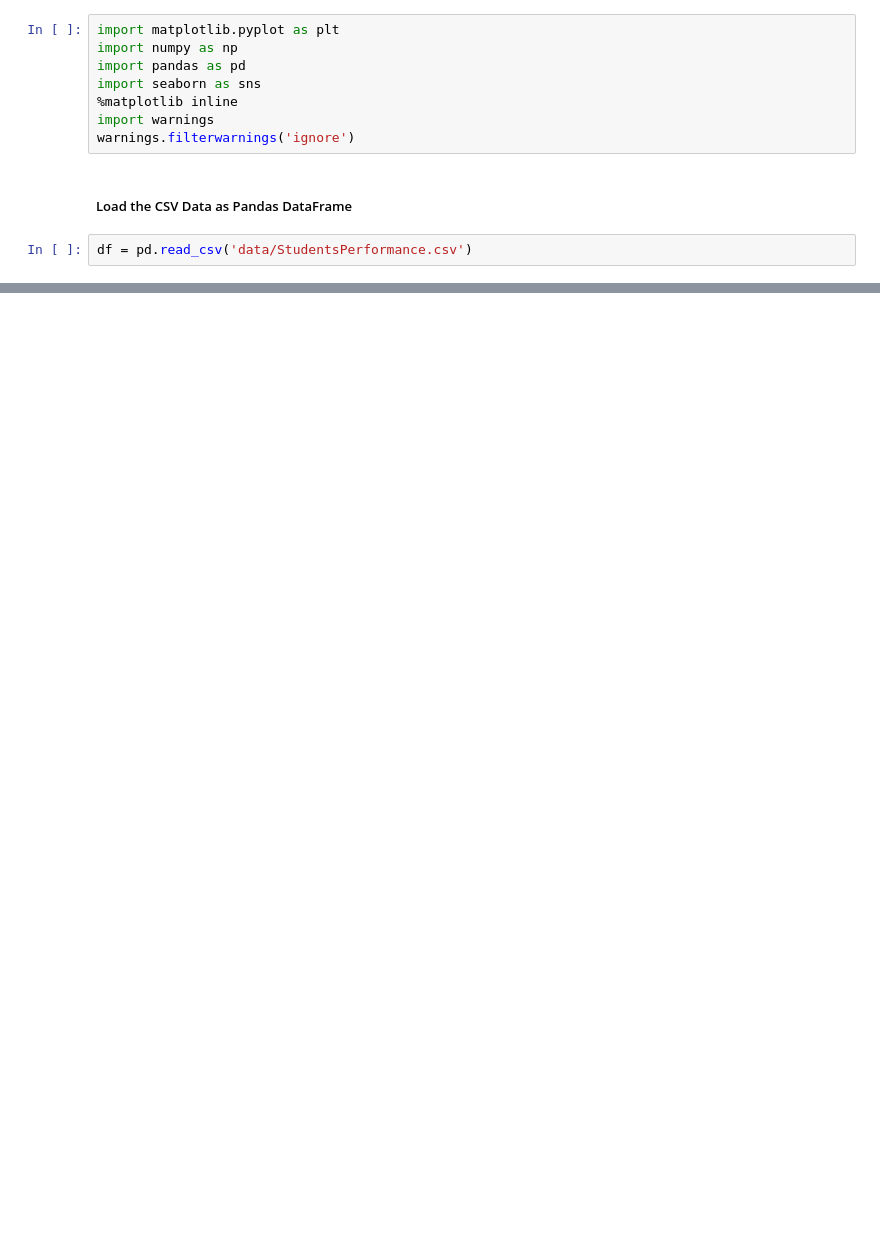
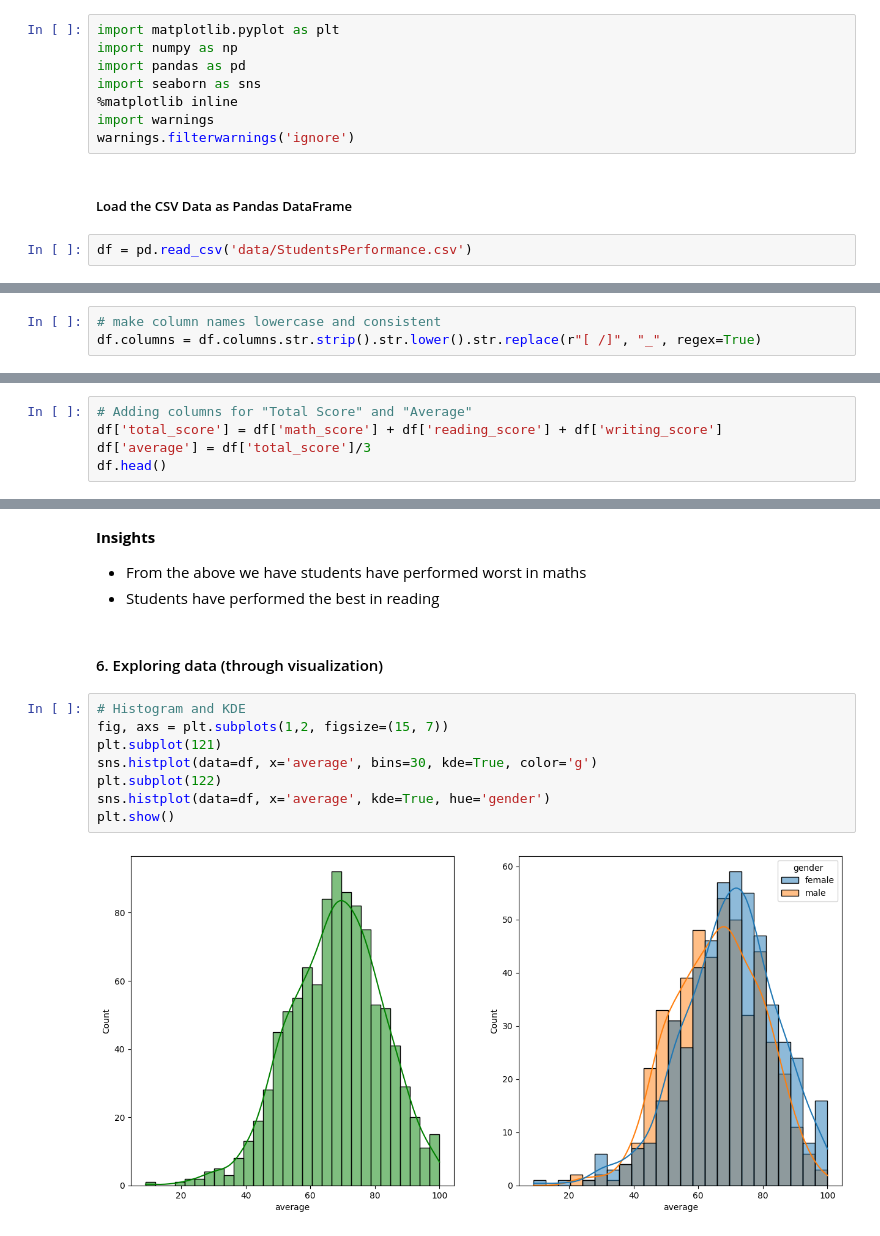
Before and after one commit to sanjay-jmp/mlproject, a Jupyter notebook: notebooks/EDA_and_Preprocessing.ipynb, the cells around one changed output, grey strips where cells are left out. Drawn from its saved outputs; the diff is of its cells as text; blank space fills up the shorter version.

```diff
--- a/notebooks/EDA_and_Preprocessing.ipynb
+++ b/notebooks/EDA_and_Preprocessing.ipynb
@@ -22,0 +177,3 @@ df = pd.read_csv('data/StudentsPerformance.csv')
+# %%
+# make column names lowercase and consistent
+df.columns = df.columns.str.strip().str.lower().str.replace(r"[ /]", "_", regex=True)
@@ -22,0 +205,5 @@ df = pd.read_csv('data/StudentsPerformance.csv')
+# %%
+# Adding columns for "Total Score" and "Average"
+df['total_score'] = df['math_score'] + df['reading_score'] + df['writing_score']
+df['average'] = df['total_score']/3
+df.head()
@@ -22,0 +241,16 @@ df = pd.read_csv('data/StudentsPerformance.csv')
+# %% [markdown]
+**Insights**
+- From the above we have students have performed worst in maths
+- Students have performed the best in reading
+# %% [markdown]
+#### 6. Exploring data (through visualization)
+# %%
+# Histogram and KDE
+fig, axs = plt.subplots(1,2, figsize=(15, 7))
+plt.subplot(121)
+sns.histplot(data=df, x='average', bins=30, kde=True, color='g')
+plt.subplot(122)
+sns.histplot(data=df, x='average', kde=True, hue='gender')
+plt.show()
+# %% [output]
+[figure, added]
```
Also changed, not shown: parts of 41 cells of this notebook.
